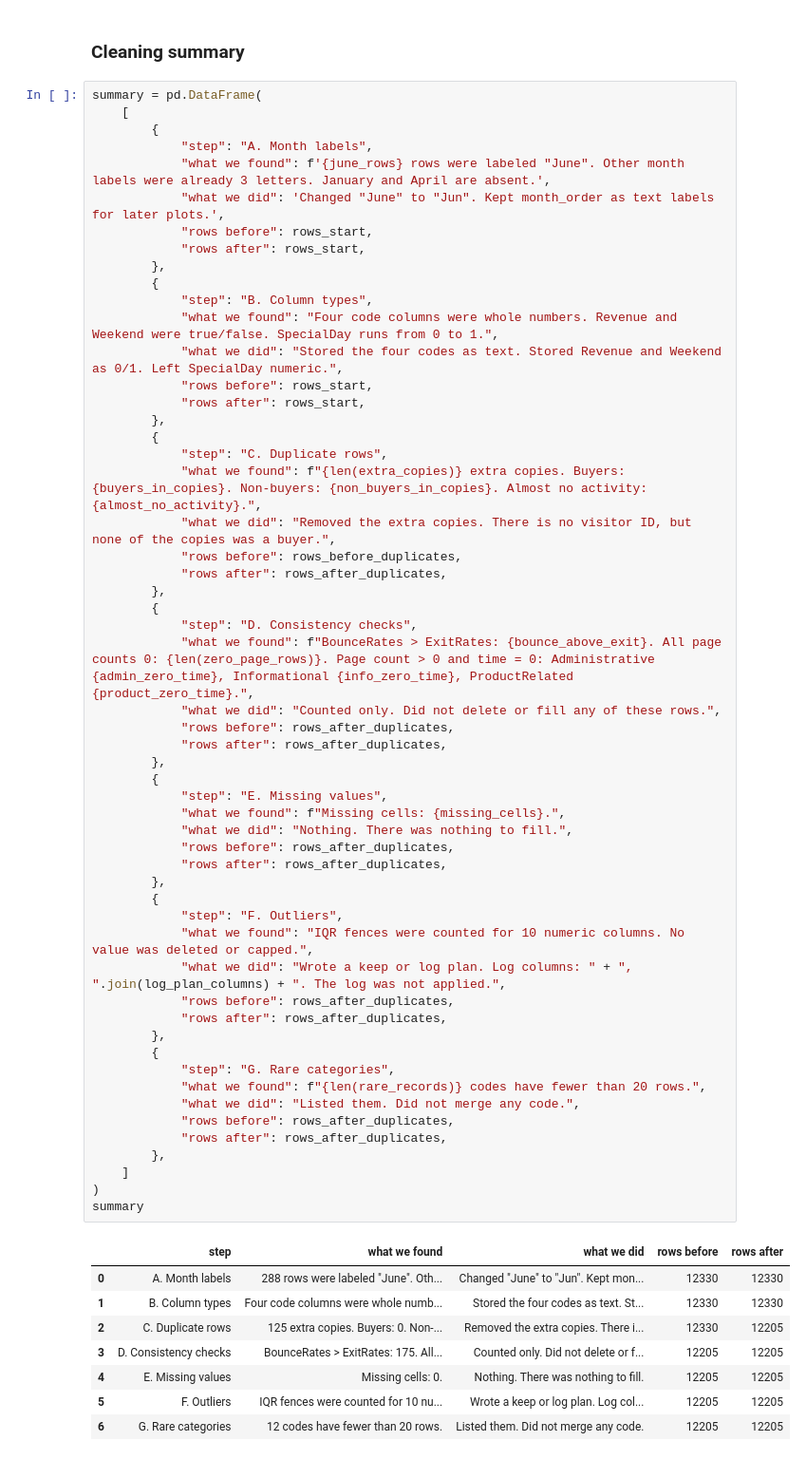
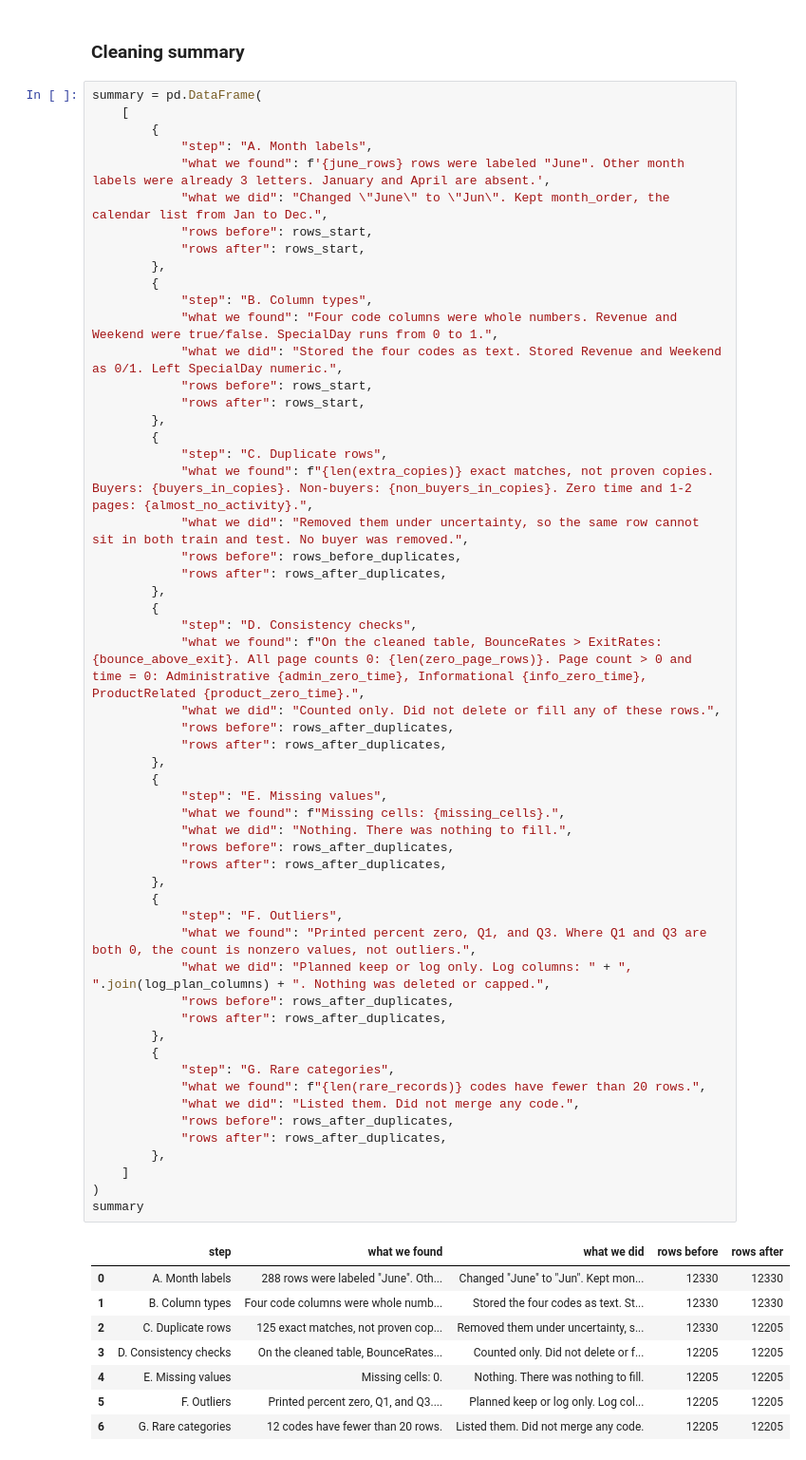
Before and after one commit to ghayasshahid/BuyerBehaviorPrediction, a Jupyter notebook: notebooks/01_data_cleaning.ipynb, the cells around one changed output. Shown at 95% size. Saved outputs shown, nothing was run; the diff lists cells and outputs as text.

```diff
--- a/notebooks/01_data_cleaning.ipynb
+++ b/notebooks/01_data_cleaning.ipynb
@@ -904,7 +923,7 @@ summary = pd.DataFrame(
         {
             "step": "A. Month labels",
             "what we found": f'{june_rows} rows were labeled "June". Other month labels were already 3 letters. January and April are absent.',
-            "what we did": 'Changed "June" to "Jun". Kept month_order as text labels for later plots.',
+            "what we did": "Changed \"June\" to \"Jun\". Kept month_order, the calendar list from Jan to Dec.",
             "rows before": rows_start,
             "rows after": rows_start,
         },
@@ -917,48 +936,48 @@ summary = pd.DataFrame(
         },
         {
             "step": "C. Duplicate rows",
-            "what we found": f"{len(extra_copies)} extra copies. Buyers: {buyers_in_copies}. Non-buyers: {non_buyers_in_copies}. Almost no activity: {almost_no_activity}.",
-            "what we did": "Removed the extra copies. There is no visitor ID, but none of the copies was a buyer.",
+            "what we found": f"{len(extra_copies)} exact matches, not proven copies. Buyers: {buyers_in_copies}. Non-buyers: {non_buyers_in_copies}. Zero time and 1-2 pages: {almost_no_activity}.",
+            "what we did": "Removed them under uncertainty, so the same row cannot sit in both train and test. No buyer was removed.",
             "rows before": rows_before_duplicates,
             "rows after": rows_after_duplicates,
         },
         {
             "step": "D. Consistency checks",
-            "what we found": f"BounceRates > ExitRates: {bounce_above_exit}. All page counts 0: {len(zero_page_rows)}. Page count > 0 and time = 0: Administrative {admin_zero_time}, Informational {info_zero_time}, ProductRelated {product_zero_time}.",
+            "what we found": f"On the cleaned table, BounceRates > ExitRates: {bounce_above_exit}. All page counts 0: {len(zero_page_rows)}. Page count > 0 and time = 0: Administrative {admin_zero_time}, Informational {info_zero_time}, ProductRelated {product_zero_time}.",
             "what we did": "Counted only. Did not delete or fill any of these rows.",
             "rows before": rows_after_duplicates,
             "rows after": rows_after_duplicates,
         },
         {
             "step": "E. Missing values",
             "what we found": f"Missing cells: {missing_cells}.",
             "what we did": "Nothing. There was nothing to fill.",
             "rows before": rows_after_duplicates,
             "rows after": rows_after_duplicates,
         },
         {
             "step": "F. Outliers",
-            "what we found": "IQR fences were counted for 10 numeric columns. No value was deleted or capped.",
-            "what we did": "Wrote a keep or log plan. Log columns: " + ", ".join(log_plan_columns) + ". The log was not applied.",
+            "what we found": "Printed percent zero, Q1, and Q3. Where Q1 and Q3 are both 0, the count is nonzero values, not outliers.",
+            "what we did": "Planned keep or log only. Log columns: " + ", ".join(log_plan_columns) + ". Nothing was deleted or capped.",
             "rows before": rows_after_duplicates,
             "rows after": rows_after_duplicates,
         },
         {
             "step": "G. Rare categories",
             "what we found": f"{len(rare_records)} codes have fewer than 20 rows.",
             "what we did": "Listed them. Did not merge any code.",
             "rows before": rows_after_duplicates,
             "rows after": rows_after_duplicates,
         },
     ]
 )
 summary
 # %% [output]
 |  | step | what we found | what we did | rows before | rows after |
 | 0 | A. Month labels | 288 rows were labeled "June". Oth... | Changed "June" to "Jun". Kept mon... | 12330 | 12330 |
 | 1 | B. Column types | Four code columns were whole numb... | Stored the four codes as text. St... | 12330 | 12330 |
-| 2 | C. Duplicate rows | 125 extra copies. Buyers: 0. Non-... | Removed the extra copies. There i... | 12330 | 12205 |
-| 3 | D. Consistency checks | BounceRates > ExitRates: 175. All... | Counted only. Did not delete or f... | 12205 | 12205 |
+| 2 | C. Duplicate rows | 125 exact matches, not proven cop... | Removed them under uncertainty, s... | 12330 | 12205 |
+| 3 | D. Consistency checks | On the cleaned table, BounceRates... | Counted only. Did not delete or f... | 12205 | 12205 |
 | 4 | E. Missing values | Missing cells: 0. | Nothing. There was nothing to fill. | 12205 | 12205 |
-| 5 | F. Outliers | IQR fences were counted for 10 nu... | Wrote a keep or log plan. Log col... | 12205 | 12205 |
+| 5 | F. Outliers | Printed percent zero, Q1, and Q3.... | Planned keep or log only. Log col... | 12205 | 12205 |
 | 6 | G. Rare categories | 12 codes have fewer than 20 rows. | Listed them. Did not merge any code. | 12205 | 12205 |
```
Also changed, not shown: parts of 9 cells of this notebook.
